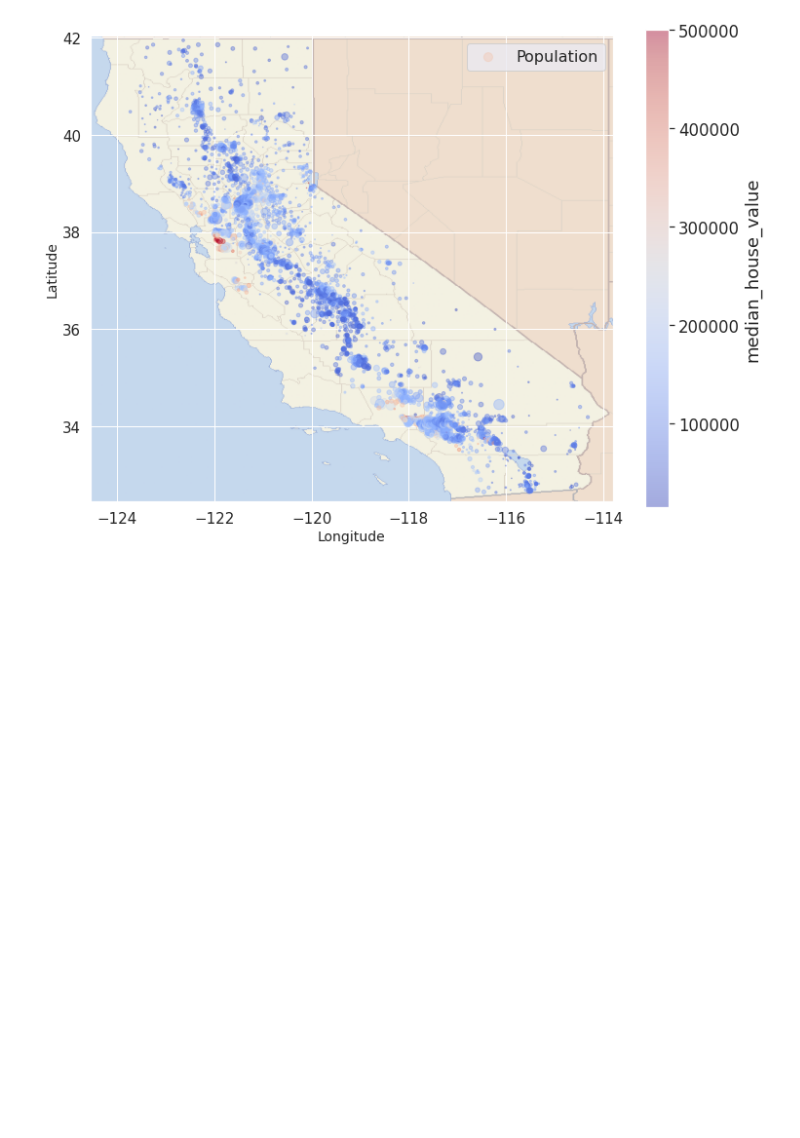
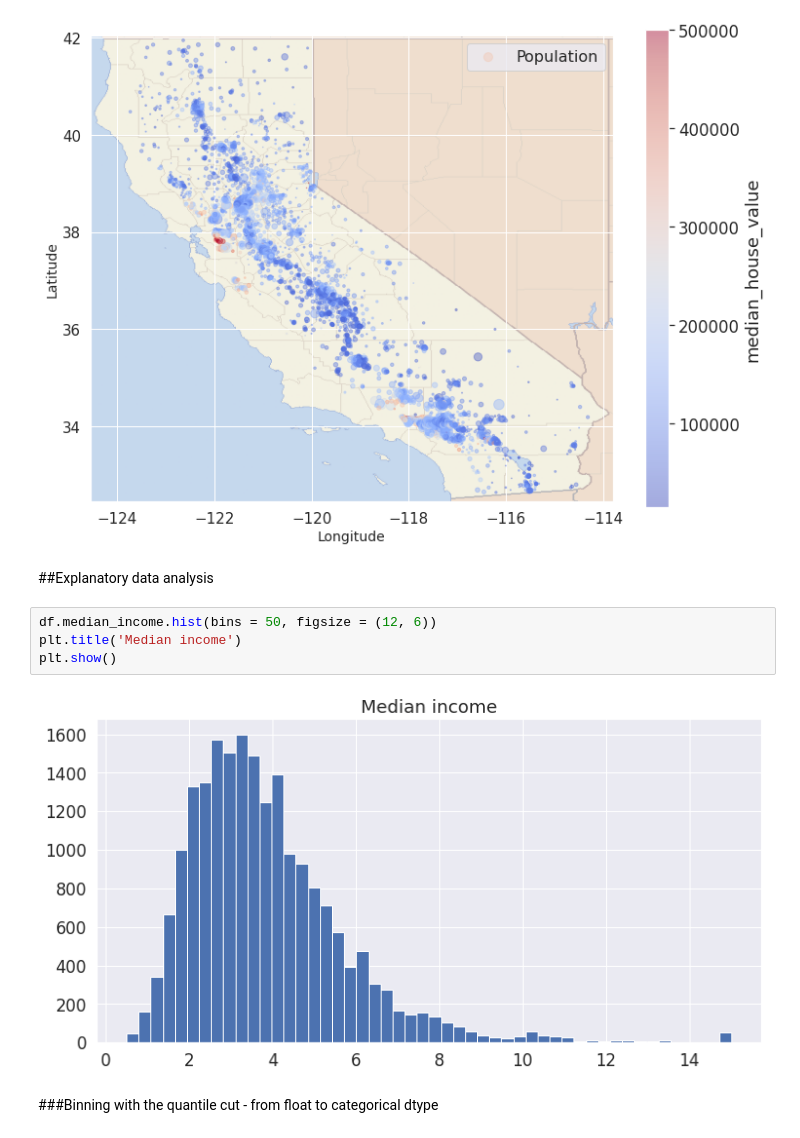
Before and after one commit to leadeeerq/data-science, a Jupyter notebook: 230304_DataPreprcessingAndFeatureEngineeringForML.ipynb, the cells around one changed output. Saved outputs shown, nothing was run; the diff lists cells and outputs as text; blank space fills up the shorter version.

```diff
--- a/230304_DataPreprcessingAndFeatureEngineeringForML.ipynb
+++ b/230304_DataPreprcessingAndFeatureEngineeringForML.ipynb
@@ -274,3 +274,13 @@ plt.legend(fontsize = 16)
 plt.show()
 # %% [output]
 [figure]
+# %% [markdown]
+##Explanatory data analysis
+# %%
+df.median_income.hist(bins = 50, figsize = (12, 6))
+plt.title('Median income')
+plt.show()
+# %% [output]
+[figure, added]
+# %% [markdown]
+###Binning with the quantile cut - from float to categorical dtype
```
Also changed, not shown: parts of 65 cells of this notebook.
